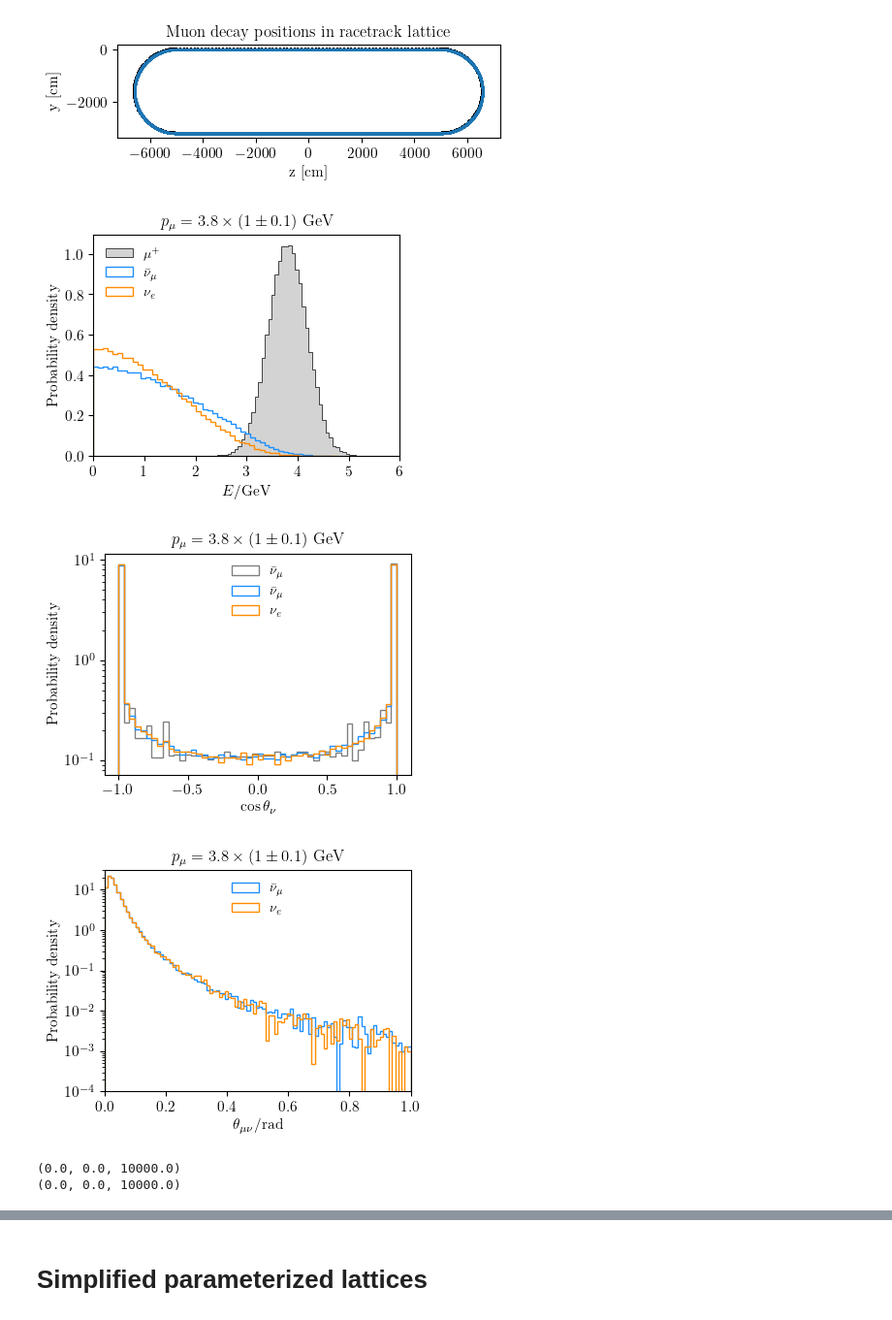
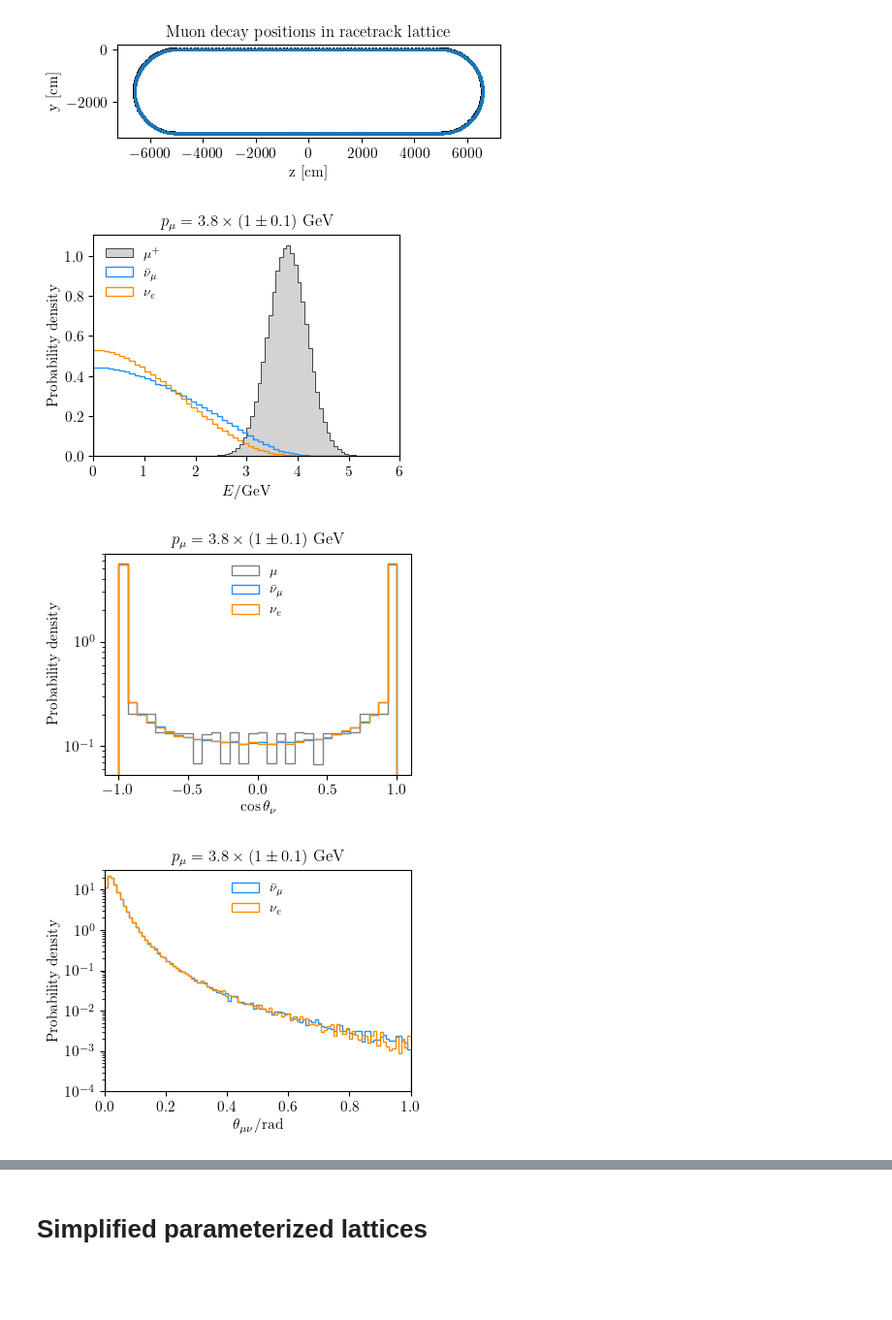
Before and after one commit to jchoi55/MINeut, a Jupyter notebook: first_examples.ipynb, the cells around one changed output, grey strips where cells are left out. Shown at 97% size. Saved outputs shown, nothing was run; the diff lists cells and outputs as text; code cells hidden in the pictures; blank space fills up the shorter version.

```diff
--- a/first_examples.ipynb
+++ b/first_examples.ipynb
@@ -58,14 +58,14 @@ nufact_numu = MuDecaySimulator(
     design,
     nuflavor='numu',
     direction="right",
-    n_evals=1e5,
+    n_evals=1e6,
     )
 
 nufact_nue = MuDecaySimulator(
     design,
     nuflavor='nue',
     direction="right",
-    n_evals=1e5,
+    n_evals=1e6,
     )
 # %%
 nufact_numu.decay_muons()
@@ -111,25 +113,25 @@ ax.set_title(r'$p_\mu = 3.8 \times (1 \pm 0.1)$~GeV',fontsize=fsize)
 
 fig.savefig('plots/lattice_test.pdf', dpi=300, bbox_inches='tight')
 # %% [output]
-[figure, old version]
+[figure, new version]
 # %%
 fig, ax = pt.std_fig(figsize=(4,3))
 fsize=12
-n_bins = 50
-ax.hist(nufact_numu.pmu['pz']/nufact_numu.pmu['E'], weights=nufact_numu.weights, bins=n_bins, label=r'$\bar\nu_\mu$',color='grey', histtype='step', density=True)
+n_bins = 30
+ax.hist(nufact_numu.pmu['pz']/nufact_numu.pmu['E'], weights=nufact_numu.weights, bins=n_bins, label=r'$\mu$',color='grey', histtype='step', density=True)
 ax.hist(nufact_numu.pnu['pz']/nufact_numu.pnu['E'], weights=nufact_numu.weights, bins=n_bins, label=r'$\bar\nu_\mu$',color='dodgerblue', histtype='step', density=True)
 ax.hist(nufact_nue.pnu['pz']/nufact_nue.pnu['E'], weights=nufact_nue.weights, bins=n_bins, label=r'$\nu_e$',color='darkorange', histtype='step', density=True)
 
 ax.legend(frameon=False,loc='upper center')
 # ax.set_xlim(0,6)
 ax.set_yscale('log')
 ax.set_ylabel(r'Probability density')
 ax.set_xlabel(r'$\cos{\theta_\nu}$')
 ax.set_title(r'$p_\mu = 3.8 \times (1 \pm 0.1)$~GeV',fontsize=fsize)
 
 fig.savefig('plots/3p8GeV_lattice_angle.pdf', dpi=300, bbox_inches='tight')
 # %% [output]
-[figure, old version]
+[figure, new version]
 # %%
 fig, ax = pt.std_fig(figsize=(4,3))
 fsize=12
@@ -148,9 +150,9 @@ ax.set_title(r'$p_\mu = 3.8 \times (1 \pm 0.1)$~GeV',fontsize=fsize)
 
 fig.savefig('plots/3p8GeV_lattice_opening_angle.pdf', dpi=300, bbox_inches='tight')
 # %% [output]
-[figure, old version]
+[figure, new version]
 # %%
-enu_edges = np.linspace(0, 5, 50)
+enu_edges = np.linspace(0, 5, 40)
 enu = (enu_edges[1:] + enu_edges[:-1]) / 2
 
 _, flux_numu = nufact_numu.get_flux_at_generic_location(
@@ -170,8 +172,23 @@ _, flux_nue = nufact_nue.get_flux_at_generic_location(
         per_area=False,
         new_polarization=None,
         normalization=1)
+
+_, flux_numu_far = nufact_numu.get_flux_at_generic_location(
+        det_location=[0, 0, 500e2],
+        det_radius=10e2,
+        ebins=enu_edges,
+        acceptance=False,
+        per_area=False,
+        new_polarization=None,
+        normalization=1)
+
+_, flux_nue_far = nufact_nue.get_flux_at_generic_location(
+        det_location=[0, 0, 500e2],
+        det_radius=10e2,
+        ebins=enu_edges,
+        acceptance=False,
+        per_area=False,
+        new_polarization=None,
+        normalization=1)
-# %% [output]
-(0.0, 0.0, 10000.0)
-(0.0, 0.0, 10000.0)
 # %%
 fig, ax = pt.std_fig(figsize=(4,3))
```
Also changed, not shown: parts of 21 cells of this notebook, 22 other files.
